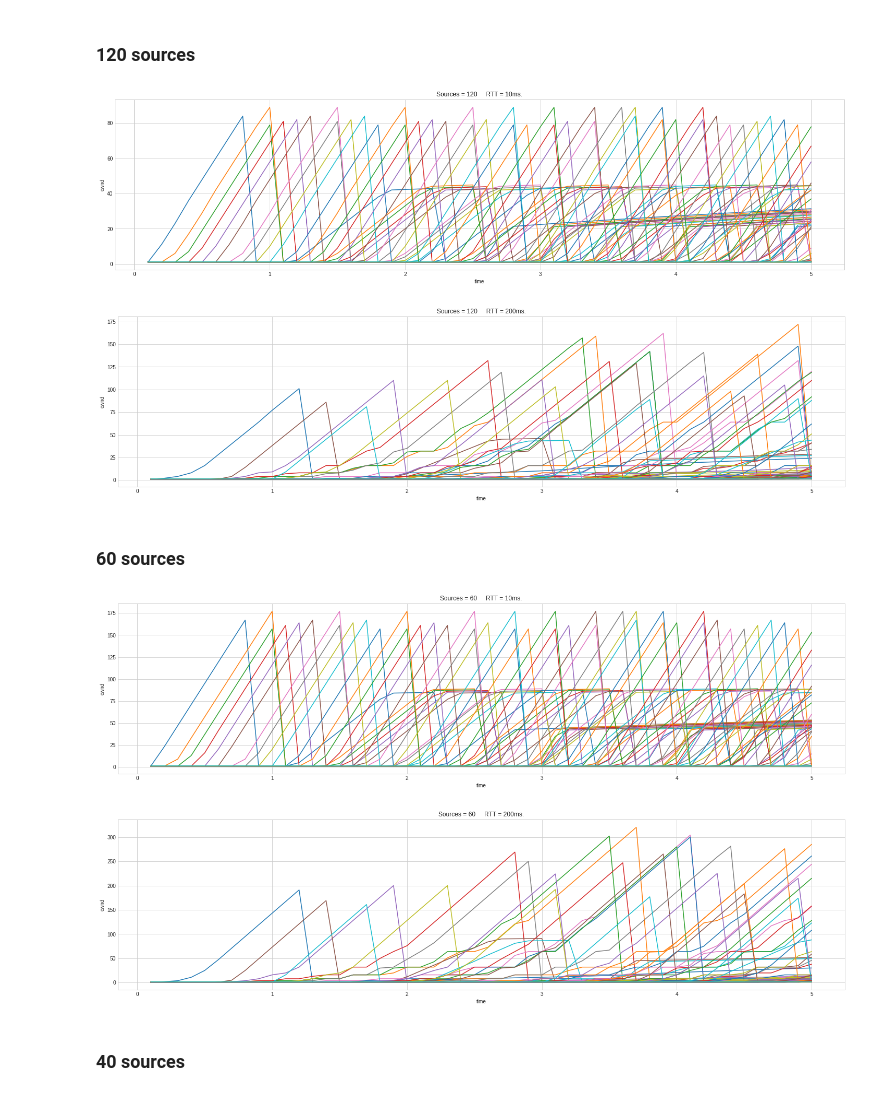
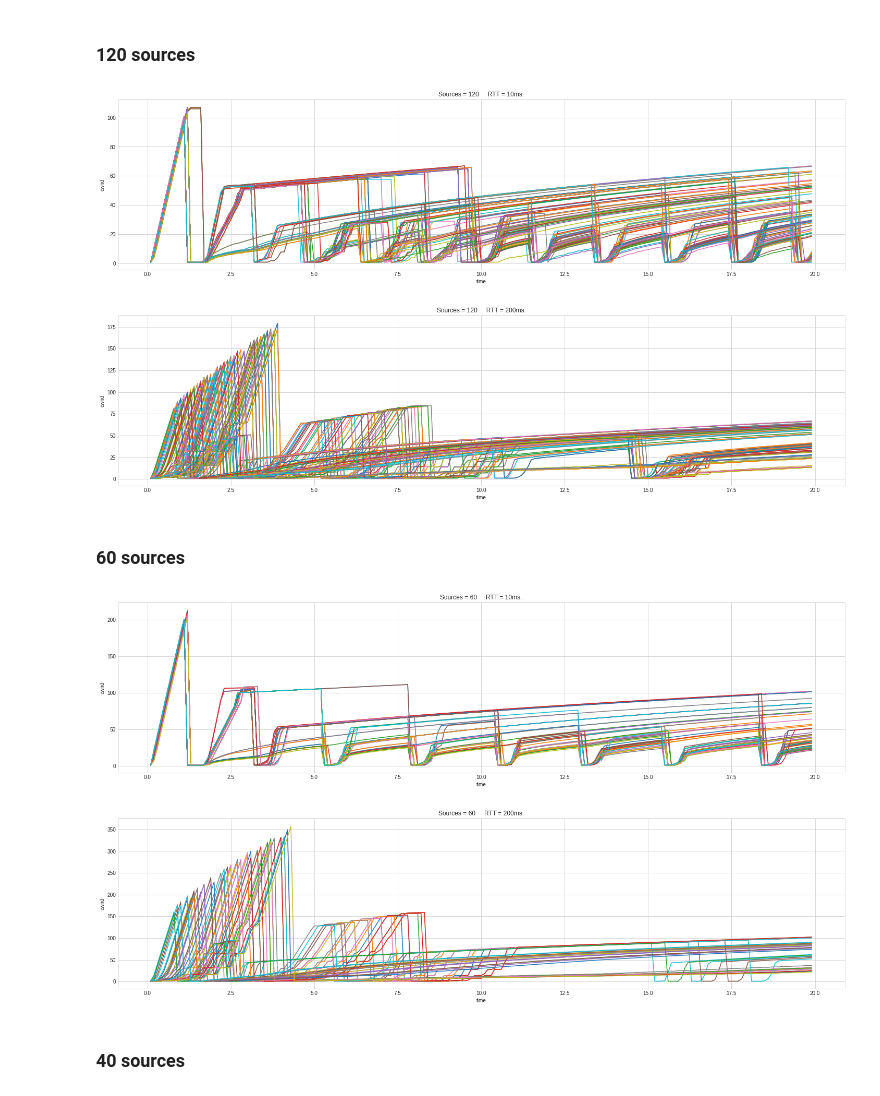
Before and after one commit to divyashk/TCP-BBR-ns3, a Jupyter notebook: dumbell/report.ipynb, the cells around one changed output. Drawn from its saved outputs; the diff is of its cells as text; code cells hidden in the pictures.

```diff
--- a/dumbell/report.ipynb
+++ b/dumbell/report.ipynb
@@ -6,7 +6,7 @@ plt.style.use('seaborn-whitegrid')
 import numpy as np
 import os
 # %%
-def plot_cwnd_vs_time(flavor = "default" , time = 5 , queueL = 5, noOfSource = 4, total_input_bandwidth = 2, bottleneck_bandwidth = 1, RTT = 10, recvWindow = 50):
+def plot_cwnd_vs_time(flavor = "default" , time = 20 , queueL = 5, noOfSource = 4, total_input_bandwidth = 2, bottleneck_bandwidth = 1, RTT = 10, recvWindow = 50):
     flavor = flavor.capitalize()
 
     os.system("ns dumbell_tcp.tcl {0} {1} {2} {3} {4} {5} {6} {7}".format(flavor, time, queueL, noOfSource, total_input_bandwidth, bottleneck_bandwidth, RTT, recvWindow))
@@ -42,23 +42,23 @@ def plot_cwnd_vs_time(flavor = "default" , time = 5 , queueL = 5, noOfSource = 4
 # %% [markdown]
 ### 120 sources
 # %%
-plot_cwnd_vs_time(flavor = "tahoe", time = 5, queueL = 2084, noOfSource = 120, total_input_bandwidth = 120, bottleneck_bandwidth= 100, RTT = 10, recvWindow = 10000)
+plot_cwnd_vs_time(flavor = "tahoe", time = 20, queueL = 2084, noOfSource = 120, total_input_bandwidth = 120, bottleneck_bandwidth= 100, RTT = 10, recvWindow = 10000)
 # %% [output]
-[figure, old version]
+[figure, new version]
 # %%
-plot_cwnd_vs_time(flavor = "tahoe", time = 5, queueL = 2084, noOfSource = 120, total_input_bandwidth = 120, bottleneck_bandwidth= 100, RTT = 200, recvWindow = 10000)
+plot_cwnd_vs_time(flavor = "tahoe", time = 20, queueL = 2084, noOfSource = 120, total_input_bandwidth = 120, bottleneck_bandwidth= 100, RTT = 200, recvWindow = 10000)
 # %% [output]
-[figure, old version]
+[figure, new version]
 # %% [markdown]
 ### 60 sources
 # %%
-plot_cwnd_vs_time(flavor = "tahoe", time = 5, queueL = 2084, noOfSource = 60, total_input_bandwidth = 120, bottleneck_bandwidth= 100, RTT = 10, recvWindow = 10000)
+plot_cwnd_vs_time(flavor = "tahoe", time = 20, queueL = 2084, noOfSource = 60, total_input_bandwidth = 120, bottleneck_bandwidth= 100, RTT = 10, recvWindow = 10000)
 # %% [output]
-[figure, old version]
+[figure, new version]
 # %%
-plot_cwnd_vs_time(flavor = "tahoe", time = 5, queueL = 2084, noOfSource = 60, total_input_bandwidth = 120, bottleneck_bandwidth= 100, RTT = 200, recvWindow = 10000)
+plot_cwnd_vs_time(flavor = "tahoe", time = 20, queueL = 2084, noOfSource = 60, total_input_bandwidth = 120, bottleneck_bandwidth= 100, RTT = 200, recvWindow = 10000)
 # %% [output]
-[figure, old version]
+[figure, new version]
 # %% [markdown]
 ### 40 sources
 # %%
```
Also changed, not shown: parts of 4 cells of this notebook, 1 other file.
